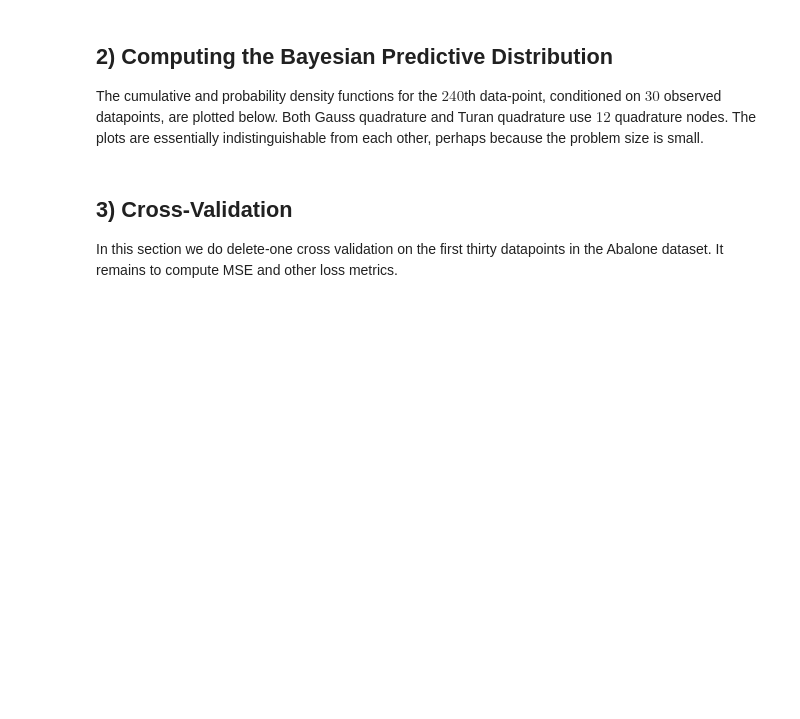
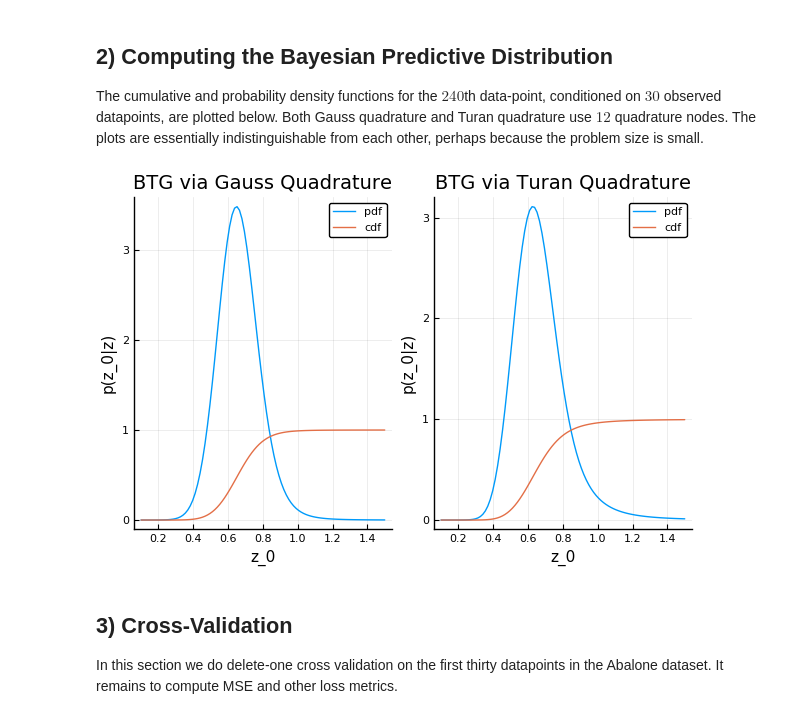
Before and after one commit to dbindel/btg, a Jupyter notebook: BayesTransformedGaussian/examples/walkthrough.ipynb, the cells around one changed output. Cells and saved outputs as stored; diff of their text form; code cells hidden in the pictures; blank space fills up the shorter version.

```diff
--- a/BayesTransformedGaussian/examples/walkthrough.ipynb
+++ b/BayesTransformedGaussian/examples/walkthrough.ipynb
@@ -106,19 +109,23 @@ testingData{Array{Float64,2}}([0.565 0.425 … 0.2185 0.275], [0.565 0.425 0.16]
 ## 2) Computing the Bayesian Predictive Distribution
 The cumulative and probability density functions for the $240$th data-point, conditioned on $30$ observed datapoints, are plotted below. Both Gauss quadrature and Turan quadrature use $12$ quadrature nodes. The plots are essentially indistinguishable from each other, perhaps because the problem size is small.
 # %%
+pyplot()
+
 (f, g) = getBtgDensity(train, test, range_theta, range_lambda, boxCoxObj, "Gaussian", "Uniform")
 (xG, yG) = plt_data(f, 0.1, 1.5, 100)
 (aG, bG) = plt_data(g, 0.1, 1.5, 100)
 Xs = hcat(xG, aG); Ys = hcat(yG, bG)
 plt1 = Plots.plot(Xs, Ys, labels = ["pdf" "cdf"], title = "BTG via Gauss Quadrature", xlabel = "z_0", ylabel = "p(z_0|z)")
 
 (f1, g1) = getBtgDensity(train, test, range_theta, range_lambda, boxCoxObj, "Turan", "Uniform")
 (xT, yT) = plt_data(f1, 0.1, 1.5, 100)
 (aT, bT) = plt_data(g1, 0.1, 1.5, 100)
 Xs1 = hcat(xT, aT); Ys1 = hcat(yT, bT)
 plt2 = Plots.plot(Xs1, Ys1, labels = ["pdf" "cdf"], title = "BTG via Turan Quadrature", xlabel = "z_0", ylabel = "p(z_0|z)")
 
 Plots.plot(plt1, plt2, layout = 2)
+# %% [output]
+[figure, added]
 # %% [markdown]
 ## 3) Cross-Validation
 In this section we do delete-one cross validation on the first thirty datapoints in the Abalone dataset. It remains to compute MSE and other loss metrics.
```
Also changed, not shown: parts of 6 cells of this notebook, 1 other file.
